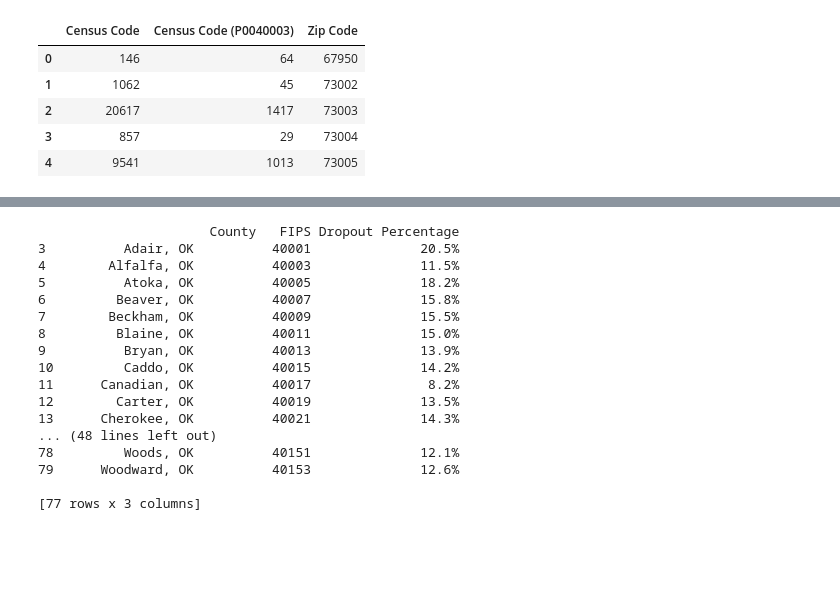
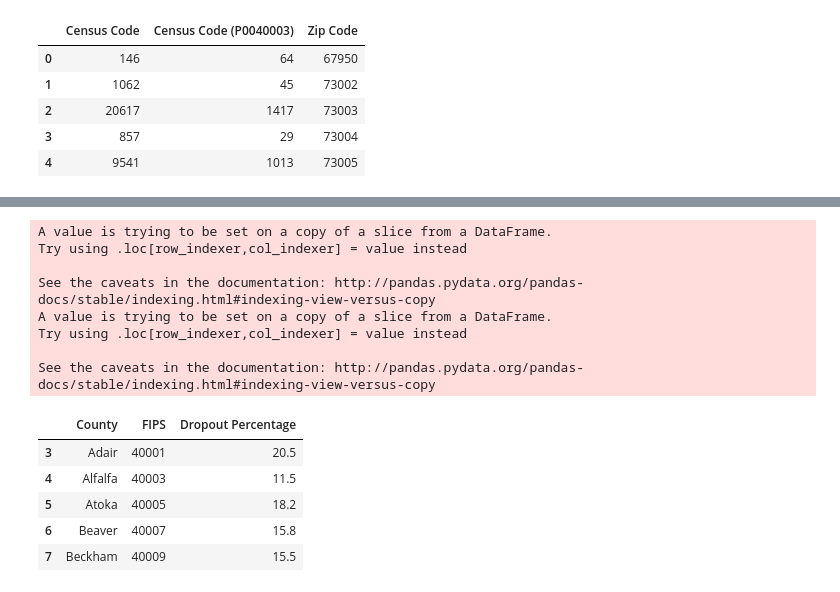
Before and after one commit to swati-rk-ucb/project-one, a Jupyter notebook: project-one.ipynb, the cells around one changed output, grey strips where cells are left out. Cells and saved outputs as stored; diff of their text form; code cells hidden in the pictures; blank space fills up the shorter version.

```diff
--- a/project-one.ipynb
+++ b/project-one.ipynb
@@ -131,33 +131,41 @@ grouped_county_crime = clean_df.groupby(['County'])
 # %%
 highschool_dropout_data = pd.read_csv('./Resources/EducationReport-hd.csv', encoding="utf-8")
 hs_data_processed = pd.DataFrame()
 #highschool_dropout_data.head()
 hs_data_processed['County'] = highschool_dropout_data['Unnamed: 1']
 hs_data_processed['FIPS'] = highschool_dropout_data['Unnamed: 0']
 hs_data_processed['Dropout Percentage'] = highschool_dropout_data['Unnamed: 8']
 
 clean_hs_df = hs_data_processed.dropna()
 temp_df = clean_hs_df[clean_hs_df['County'] != 'Name']
 temp_df2 = temp_df[temp_df['County'] != 'Oklahoma']
-print(temp_df2)
+
+county_name = []
+for grade in temp_df2['County']:
+    county_nm = grade.split(",")[0]
+    county = county_nm.split(" ")[0]
+    county_name.append(county)
+
+
+temp_df2['County'] = county_name
+temp_df2['Dropout Percentage'] = temp_df2['Dropout Percentage'].str.replace('%', '')
+temp_df2.head()
+#print(temp_df2)
 # %% [output]
-                      County   FIPS Dropout Percentage
-3          Adair, OK          40001              20.5%
-4        Alfalfa, OK          40003              11.5%
-5          Atoka, OK          40005              18.2%
-6         Beaver, OK          40007              15.8%
-7        Beckham, OK          40009              15.5%
-8         Blaine, OK          40011              15.0%
-9          Bryan, OK          40013              13.9%
-10         Caddo, OK          40015              14.2%
-11      Canadian, OK          40017               8.2%
-12        Carter, OK          40019              13.5%
-13      Cherokee, OK          40021              14.3%
-... (48 lines left out)
-78         Woods, OK          40151              12.1%
-79      Woodward, OK          40153              12.6%
+A value is trying to be set on a copy of a slice from a DataFrame.
+Try using .loc[row_indexer,col_indexer] = value instead
 
-[77 rows x 3 columns]
+See the caveats in the documentation: http://pandas.pydata.org/pandas-docs/stable/indexing.html#indexing-view-versus-copy
+A value is trying to be set on a copy of a slice from a DataFrame.
+Try using .loc[row_indexer,col_indexer] = value instead
+
+See the caveats in the documentation: http://pandas.pydata.org/pandas-docs/stable/indexing.html#indexing-view-versus-copy
+|  | County | FIPS | Dropout Percentage |
+| 3 | Adair | 40001 | 20.5 |
+| 4 | Alfalfa | 40003 | 11.5 |
+| 5 | Atoka | 40005 | 18.2 |
+| 6 | Beaver | 40007 | 15.8 |
+| 7 | Beckham | 40009 | 15.5 |
 # %%
 school_name = []
 rating = []
```
Also changed, not shown: parts of 5 cells of this notebook.
